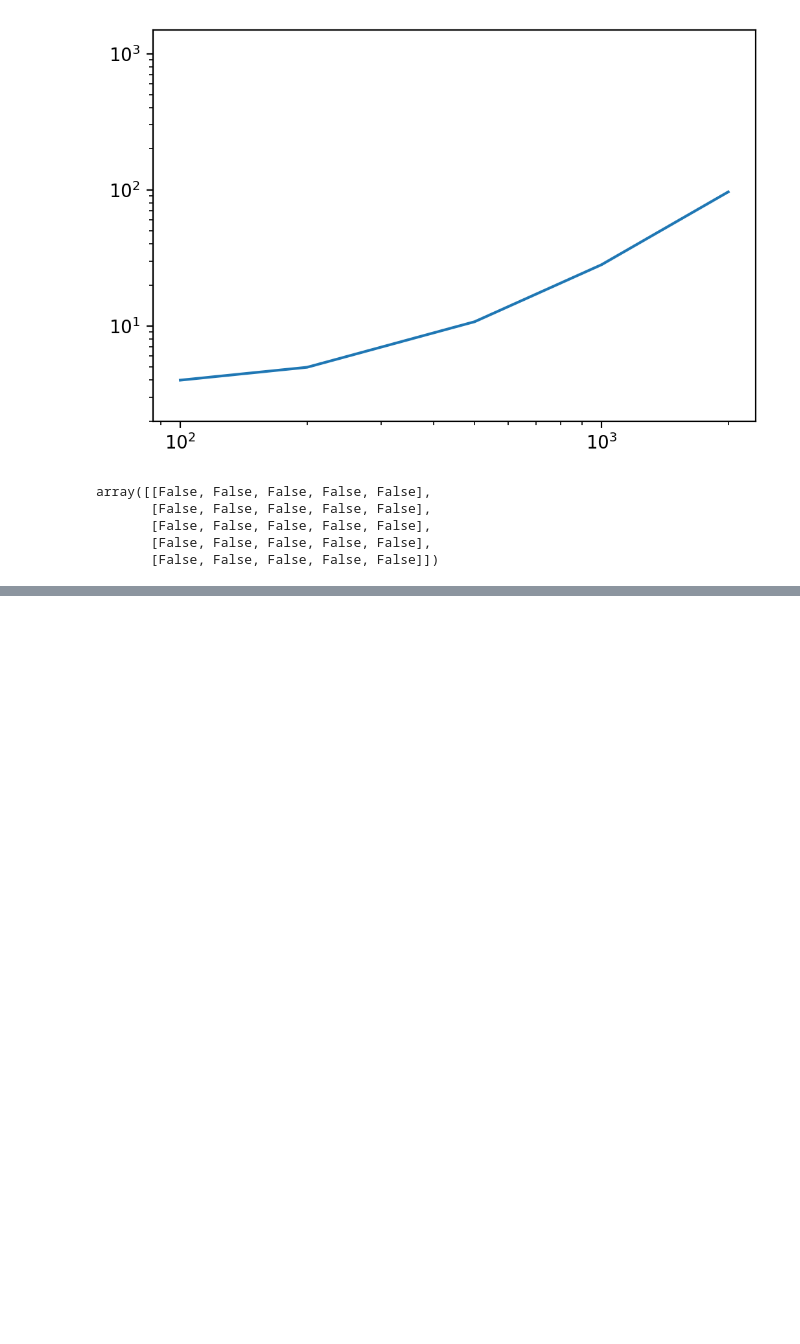
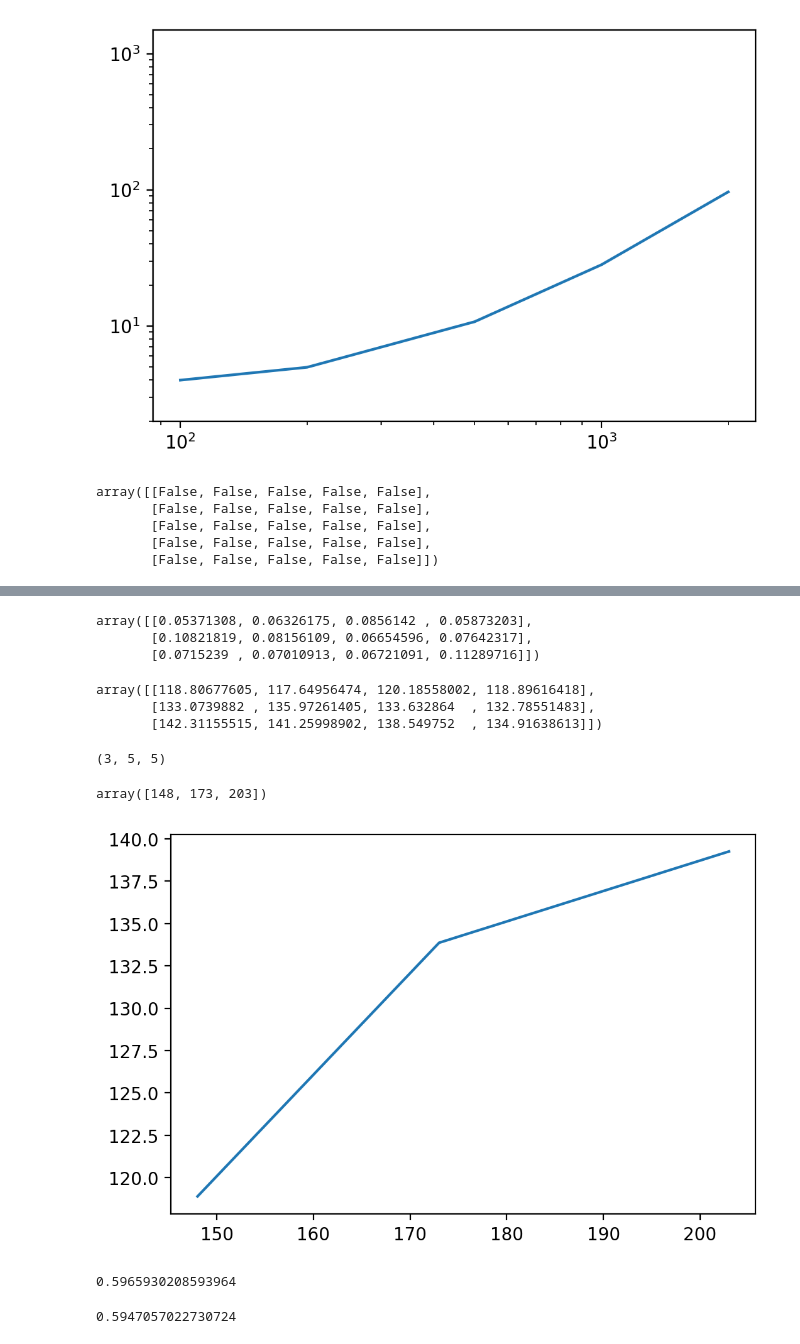
Before and after one commit to fitzgeraldja/dsbmm-bp, a Jupyter notebook: notebooks/basics.ipynb, the cells around one changed output, grey strips where cells are left out. Drawn from its saved outputs; the diff is of its cells as text; code cells hidden in the pictures; blank space fills up the shorter version.

```diff
--- a/notebooks/basics.ipynb
+++ b/notebooks/basics.ipynb
@@ -400,0 +407,3 @@ plt.show()
+# %%
+with open("../tests/data/scopus/col_au_net_nodelist.pkl", "rb") as f:
+    nodelist = pickle.load(f)
@@ -400,0 +511,35 @@ plt.show()
+# %%
+with open('../results/scaling_init_times.pkl','rb') as f:
+    init_times = pickle.load(f)
+with open('../results/scaling_test_times.pkl','rb') as f:
+    tot_times = pickle.load(f)
+with open('../results/scaling_test_aris.pkl','rb') as f:
+    aris = pickle.load(f)
+# %%
+init_times
+# %% [output]
+array([[0.05371308, 0.06326175, 0.0856142 , 0.05873203],
+       [0.10821819, 0.08156109, 0.06654596, 0.07642317],
+       [0.0715239 , 0.07010913, 0.06721091, 0.11289716]])
+# %%
+tot_times
+# %% [output]
+array([[118.80677605, 117.64956474, 120.18558002, 118.89616418],
+       [133.0739882 , 135.97261405, 133.632864  , 132.78551483],
+       [142.31155515, 141.25998902, 138.549752  , 134.91638613]])
+# %%
+aris.shape
+# %% [output]
+(3, 5, 5)
+# %%
+n_tests = 20
+N = np.floor(np.exp(np.linspace(5, 8, n_tests))).astype(int)
+N[:3]
+# %% [output]
+array([148, 173, 203])
+# %%
+fig,ax=plt.subplots(dpi=200)
+ax.plot(N[:3],tot_times.mean(axis=1))
+plt.show()
+# %% [output]
+[figure, added]
@@ -400,0 +569,8 @@ plt.show()
+# %%
+nmi(tz,zalt)
+# %% [output]
+0.5965930208593964
+# %%
+ari(tz,zalt2)
+# %% [output]
+0.5947057022730724
```
Also changed, not shown: parts of 11 cells of this notebook, 11 other files.
